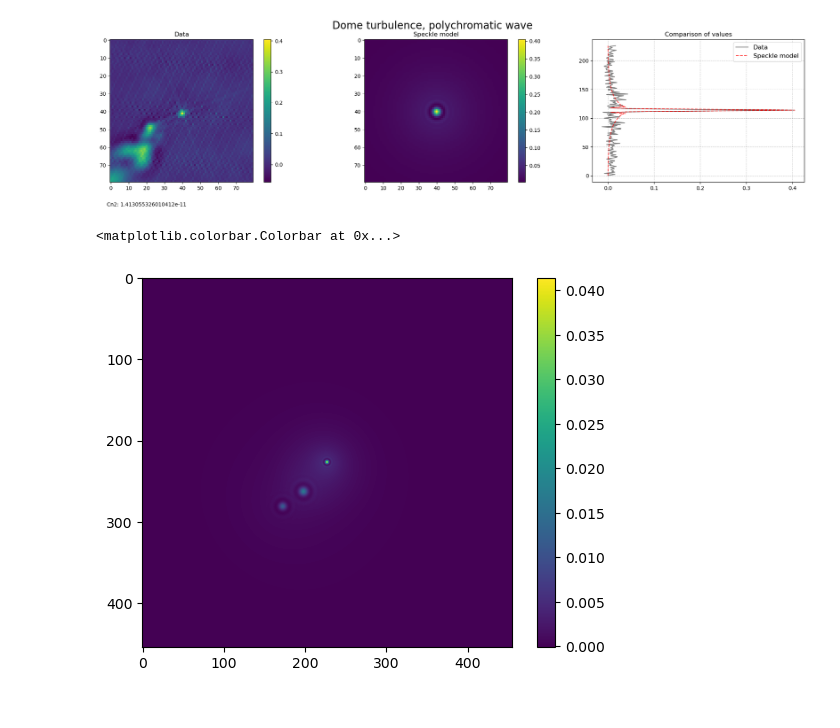
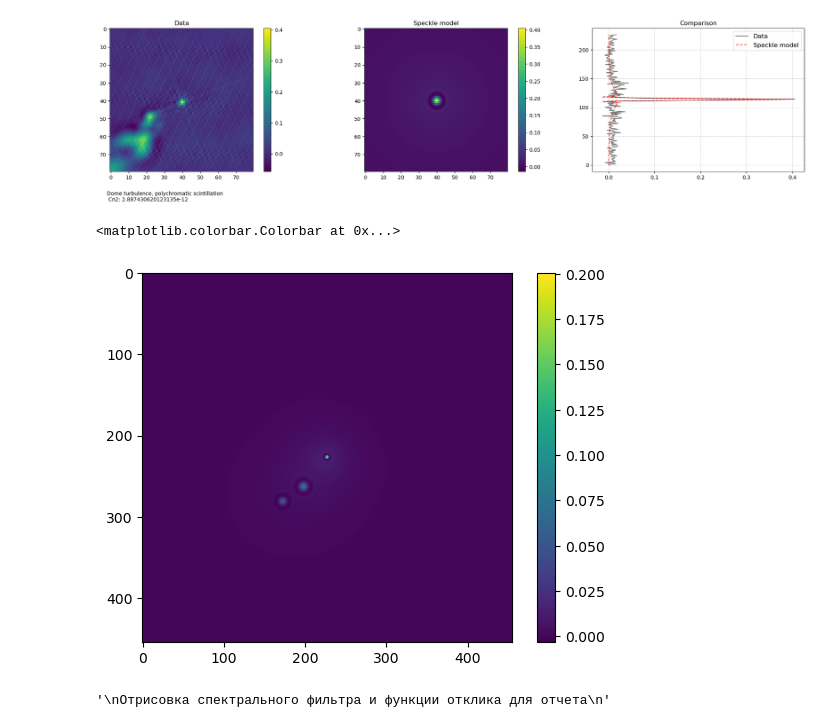
Before and after one commit to AntonMate/domecam, a Jupyter notebook: draft.ipynb, the cells around one changed output. Cells and saved outputs as stored; diff of their text form; code cells hidden in the pictures.

```diff
--- a/draft.ipynb
+++ b/draft.ipynb
@@ -150,7 +151,9 @@ def gamma_poly(Vx, Vy, Cn2, z):
             res[np.isnan(res)] = 0
             return res
 
-        S = sfilter(D=D, Dpix=frame.shape[0], z=z)
+        lambdas, f_lambda = response_func() # Возвращает нормированную функцию отклика и длины волн в НаноМетрах
+        lambda_max = lambdas[-1]
+        S = sfilter(100, lambda_max=lambda_max, f_lambda=f_lambda, D=D, Dpix=frame.shape[0], z=z)
 
         res = abs_f(fx, fy) * S * aperture_func(fx, fy, delta)
         res[np.isnan(res)] = 0
@@ -253,27 +256,28 @@ def make_pupil_with_cross_corr(file, file_bias=None, pupil_diameter=None, corr_l
     return data_corr
 
 # -------------------------------- Измерение подкупольной турбулентности --------------------------
-def dome_turbulence(window_zoom=None, data_corr=None, wave_type='mono'):
+def dome_turbulence(window_zoom=None, data_corr=None, type_='mono', lambda_=None):
     Cn2_ex = 1*pow(10, -13)
     Vx = 0
     Vy = 0
-    if wave_type == 'mono':
+    if type_ == 'mono':
+        input_lambda = lambda_
         k = np.max(data_corr[data_corr.shape[0]//2-window_zoom:data_corr.shape[0]//2+window_zoom,
                    data_corr.shape[1]//2-window_zoom:data_corr.shape[1]//2+window_zoom]) \
-        / np.max((gamma_mono(Vx, Vy, Cn2_ex, z, lambda_)))
+        / np.max((gamma_mono(Vx, Vy, Cn2_ex, z, input_lambda)))
 
         Cn2 = Cn2_ex * k
-        gamma_new = gamma_mono(Vx, Vy, Cn2, z, lambda_)
-        tit = 'Dome turbulence, monochromatic wave'
+        gamma_new = gamma_mono(Vx, Vy, Cn2, z, input_lambda)
+        tit = 'Dome turbulence, monochromatic scintillation'
 
-    if wave_type == 'poly':
+    if type_ == 'poly':
         k = np.max(data_corr[data_corr.shape[0]//2-window_zoom:data_corr.shape[0]//2+window_zoom,
                      data_corr.shape[1]//2-window_zoom:data_corr.shape[1]//2+window_zoom]) \
         / np.max((gamma_poly(Vx, Vy, Cn2_ex, z)))
 
         Cn2 = Cn2_ex * k
         gamma_new = gamma_poly(Vx, Vy, Cn2, z)
-        tit = 'Dome turbulence, polychromatic wave'
+        tit = 'Dome turbulence, polychromatic scintillation'
 
 
     centr = np.unravel_index(np.argmax(gamma_new), gamma_new.shape)
@@ -303,9 +307,8 @@ def dome_turbulence(window_zoom=None, data_corr=None, wave_type='mono'):
 
     ax.set_title('Data')
     ax2.set_title('Speckle model')
-    ax3.set_title('Comparison of values')
-    fig.text(0.15, -0.02, f'Cn2: {Cn2}')
-    fig.suptitle(f'{tit}', fontsize=20)
+    ax3.set_title('Comparison')
+    fig.text(0.15, -0.05, f'{tit}\n Cn2: {Cn2}')
 # %%
 # ----------------------------- Inputs -----------------------------------
 file = '20210130l_m2km.fits'      # файл с объектом
@@ -332,7 +335,7 @@ time: 141.1914115
 # %%
-dome_turbulence(window_zoom=40, data_corr=data_corr, wave_type='poly') # Type of wave: 'poly' or 'mono'
+dome_turbulence(window_zoom=40, data_corr=data_corr, type_='poly', lambda_=None) # 'poly' or 'mono'
 # %% [output]
-[figure, old version]
+[figure, new version]
 # %%
 a1 = gamma_poly(0, 0, 1.4*pow(10, -12), 2000)
 a2 = gamma_poly(-15, 15, 3*pow(10, -13), 10000)
@@ -344,4 +347,36 @@ plt.imshow(values)
 plt.colorbar()
 # %% [output]
 <matplotlib.colorbar.Colorbar at 0x...>
-[figure, old version]
+[figure, new version]
+# %%
+'''
+Отрисовка спектрального фильтра и функции отклика для отчета
+'''
+# lambdas, f_lambda = response_func()
+# lambda_max = lambdas[-1]
+# omega_new = sfilter(100, lambda_max=lambda_max, f_lambda=f_lambda, D=D, Dpix=frame.shape[0], z=z)
+
+# fig, (ax1, ax3) = plt.subplots(1, 2, figsize=(25, 5))
+
+# ax1.plot(lambdas, f_lambda, c='black', label='F(λ)')
+# ax1.set_xlabel('λ, nm')
+# ax1.legend()
+# ax1.set_title('Response function')
+# ax1.grid(color = 'black', linestyle='--', alpha = 0.2)
+
+# fig.colorbar(ax3.imshow(omega_new, cmap='gray'), ax=ax3)
+# ax3.grid(False)
+# x = np.round(np.linspace(-0.2, 0.2, 5), 2)
+# ax3.set_xticks(np.linspace(0, omega_new.shape[1], 5))
+# ax3.set_yticks(np.linspace(0, omega_new.shape[0], 5))
+# ax3.set_xticklabels(x)
+# ax3.set_yticklabels(x)
+# ax3.set_xlabel('frequency, 1e9 m^-1')
+# ax3.set_ylabel('frequency, 1e9 m^-1')
+
+# # fig.savefig('C:/astro/response_func.png', bbox_inches='tight')
+# print('sum F(lambda):', np.sum(f_lambda))
+# print('Max lambda, nm:', lambda_max)
+# print(' ')
+# %% [output]
+'\nОтрисовка спектрального фильтра и функции отклика для отчета\n'
```
Also changed, not shown: parts of 3 cells of this notebook, 3 other files.
